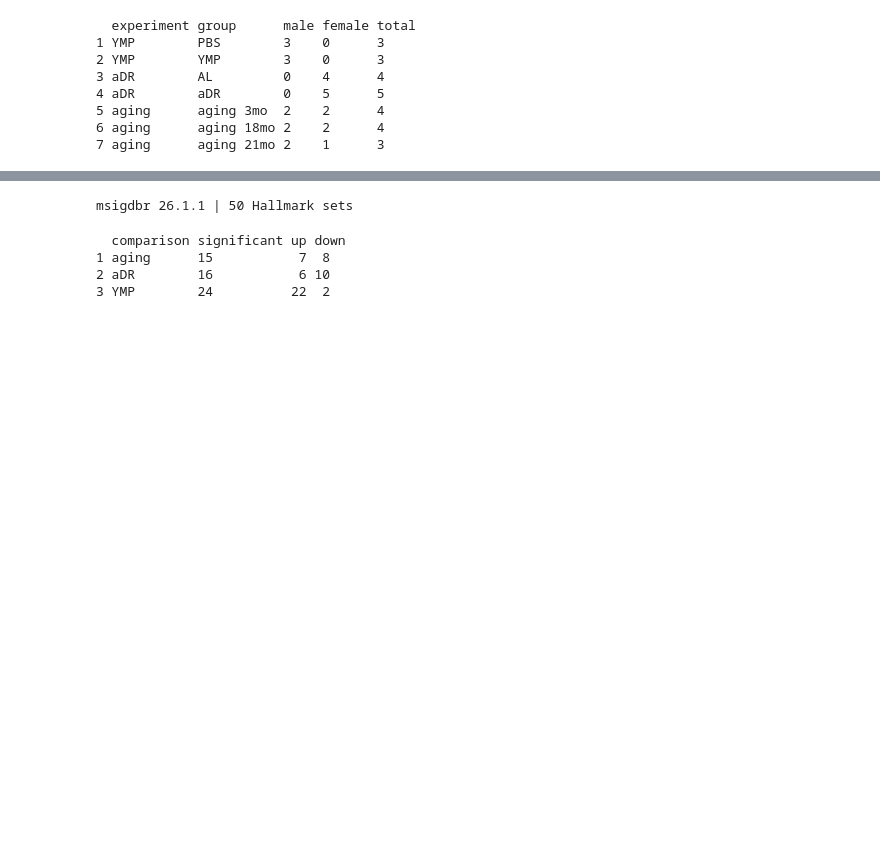
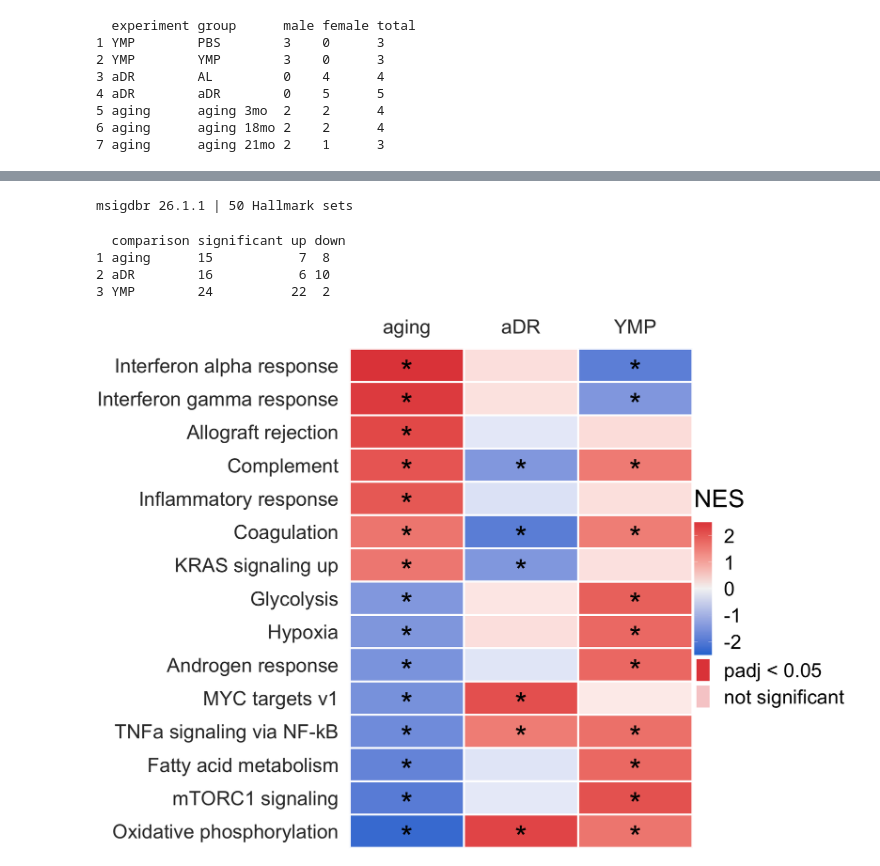
Before and after one commit to Jeffateth/RNAseq_aging, a Jupyter notebook: teammates/lea/Script.ipynb, the cells around one changed output, grey strips where cells are left out. Saved outputs shown, nothing was run; the diff lists cells and outputs as text; code cells hidden in the pictures; blank space fills up the shorter version.

```diff
--- a/teammates/lea/Script.ipynb
+++ b/teammates/lea/Script.ipynb
@@ -127,12 +132,0 @@ save_png(p_all, "pca_all.png", 10, 8.5)
-# %%
-# PCA within each cohort (each with its own VST and top 500 genes, so axes differ per panel); colour = condition, shape = sex
-pw <- bind_rows(lapply(c("aging", "aDR", "YMP"), \(e) {
-  p <- pca_df(vst_of(rownames(meta)[meta$experiment == e]))
-  mutate(p$d, panel = sprintf("%s: PC1 %d%%, PC2 %d%%", e, p$pv[1], p$pv[2]))
-})) %>% mutate(panel = fct_inorder(panel), condition = droplevels(group))
-p_within <- ggplot(pw, aes(PC1, PC2, color = condition, shape = sex)) + geom_point(size = 6) +
-  scale_color_brewer(palette = "Dark2") + facet_wrap(~ panel, scales = "free") + labs(color = NULL, shape = NULL) +
-  theme(legend.box = "vertical", legend.text = element_text(size = 20)) +
-  guides(color = guide_legend(nrow = 1, override.aes = list(size = 6)), shape = guide_legend(nrow = 1, override.aes = list(size = 6)))
-options(repr.plot.width = 24, repr.plot.height = 9.5); p_within
-save_png(p_within, "pca_within.png", 24, 9.5)
@@ -286,23 +276,46 @@ write_csv(deg_summary, file.path(OUT, "deg_summary.csv"))
+# %%
+# Hallmark GSEA for each comparison
+hallmark <- msigdbr(species = "Mus musculus", db_species = "MM", collection = "MH")
+hallmark <- split(hallmark$gene_symbol, hallmark$gs_name)
+cat("msigdbr", as.character(packageVersion("msigdbr")), "|", length(hallmark), "Hallmark sets\n")
+run_gsea <- function(r) {
+  r <- r %>% filter(!is.na(stat), !is.na(symbol), symbol != "") %>% group_by(symbol) %>%
+    slice_max(abs(stat), n = 1, with_ties = FALSE) %>% ungroup()
+  set.seed(42)
+  suppressWarnings(fgsea(hallmark, setNames(r$stat, r$symbol), minSize = 15, maxSize = 500)) %>%
+    as_tibble() %>% select(pathway, NES, pval, padj, size) %>% arrange(padj)
+}
+gsea <- bind_rows(lapply(res, run_gsea), .id = "comparison")
+write_csv(gsea, file.path(OUT, "gsea_hallmark.csv"))
+gsea %>% group_by(comparison = factor(comparison, names(res))) %>%
+  summarise(significant = sum(padj < ALPHA), up = sum(padj < ALPHA & NES > 0), down = sum(padj < ALPHA & NES < 0))
+# %% [output]
+msigdbr 26.1.1 | 50 Hallmark sets
+  comparison significant up down
+1 aging      15           7  8
+2 aDR        16           6 10
+3 YMP        24          22  2
 # %%
-# Hallmark GSEA for each comparison
-hallmark <- msigdbr(species = "Mus musculus", db_species = "MM", collection = "MH")
-hallmark <- split(hallmark$gene_symbol, hallmark$gs_name)
-cat("msigdbr", as.character(packageVersion("msigdbr")), "|", length(hallmark), "Hallmark sets\n")
-run_gsea <- function(r) {
-  r <- r %>% filter(!is.na(stat), !is.na(symbol), symbol != "") %>% group_by(symbol) %>%
-    slice_max(abs(stat), n = 1, with_ties = FALSE) %>% ungroup()
-  set.seed(42)
-  suppressWarnings(fgsea(hallmark, setNames(r$stat, r$symbol), minSize = 15, maxSize = 500)) %>%
-    as_tibble() %>% select(pathway, NES, pval, padj, size) %>% arrange(padj)
-}
-gsea <- bind_rows(lapply(res, run_gsea), .id = "comparison")
-write_csv(gsea, file.path(OUT, "gsea_hallmark.csv"))
-gsea %>% group_by(comparison = factor(comparison, names(res))) %>%
-  summarise(significant = sum(padj < ALPHA), up = sum(padj < ALPHA & NES > 0), down = sum(padj < ALPHA & NES < 0))
+# One figure: the 15 Hallmark sets significant in aging (rows, ordered by aging NES), with their NES in aging, aDR and YMP.
+# Colour = NES (red = higher in old / treated mice, blue = lower); solid tile with * = padj < 0.05; faded tile = not significant
+nice <- \(p) str_to_sentence(gsub("_", " ", sub("^HALLMARK_", "", p))) %>%
+  str_replace_all(c("^Tnfa signaling via nfkb" = "TNFa signaling via NF-kB", "^Il6 jak stat3" = "IL6-JAK-STAT3", "^Il2 stat5" = "IL2-STAT5",
+                    "^Mtorc1" = "mTORC1", "^Myc" = "MYC", "^E2f" = "E2F", "^G2m" = "G2M", "^Kras" = "KRAS", "^P53" = "p53", "^Uv" = "UV",
+                    "^Tgf beta" = "TGF-beta", "^Pi3k akt mtor" = "PI3K-AKT-mTOR", "^Dna" = "DNA", "^Wnt beta catenin" = "WNT-beta-catenin"))
+ord <- gsea %>% filter(comparison == "aging", padj < ALPHA) %>% arrange(NES) %>% pull(pathway)
+gd <- gsea %>% filter(pathway %in% ord) %>%
+  mutate(set = factor(nice(pathway), nice(ord)), comparison = factor(comparison, names(res)),
+         sig = factor(ifelse(padj < ALPHA, "padj < 0.05", "not significant"), c("padj < 0.05", "not significant")))
+lim <- max(abs(gd$NES))
+p_gsea <- ggplot(gd, aes(comparison, set, fill = NES, alpha = sig)) + geom_tile(color = "white", linewidth = 1.5) +
+  geom_text(aes(label = ifelse(padj < ALPHA, "*", "")), size = 18, vjust = 0.75, alpha = 1) +
+  scale_fill_gradient2(low = COL[["down"]], mid = "#f4f4f4", high = COL[["up"]], limits = c(-lim, lim)) +
+  scale_alpha_manual(values = c("padj < 0.05" = 1, "not significant" = 0.3), name = NULL) +
+  scale_x_discrete(position = "top", expand = c(0, 0)) + scale_y_discrete(expand = c(0, 0)) + labs(x = NULL, y = NULL) +
+  theme(panel.grid = element_blank(), legend.position = "right", legend.key.height = unit(3, "lines")) +
+  guides(alpha = guide_legend(override.aes = list(fill = COL[["up"]])), fill = guide_colorbar(order = 1))
+options(repr.plot.width = 17, repr.plot.height = 12); p_gsea
+save_png(p_gsea, "gsea_hallmark.png", 17, 12)
 # %% [output]
-msigdbr 26.1.1 | 50 Hallmark sets
-  comparison significant up down
-1 aging      15           7  8
-2 aDR        16           6 10
-3 YMP        24          22  2
+[figure, added]
 # %%
```
Also changed, not shown: parts of 31 cells of this notebook, 8 other files.
